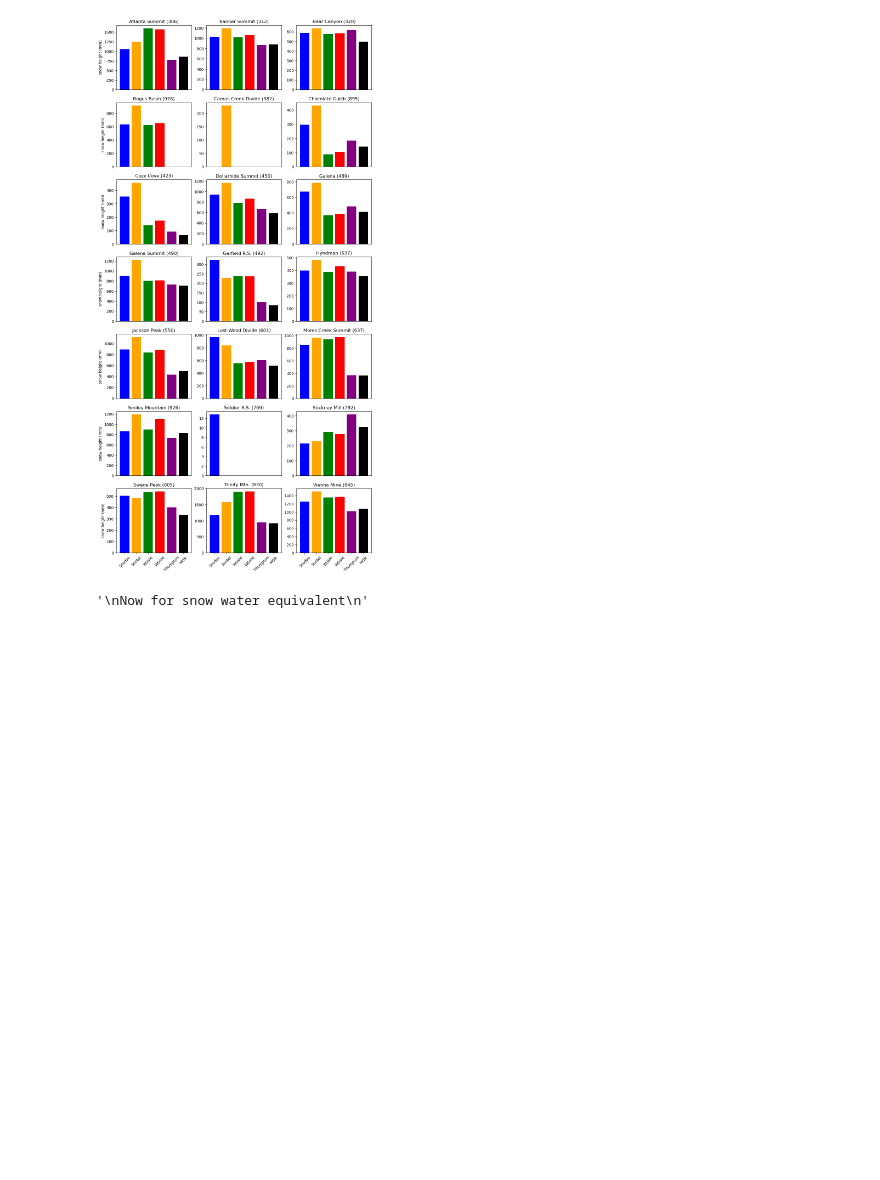
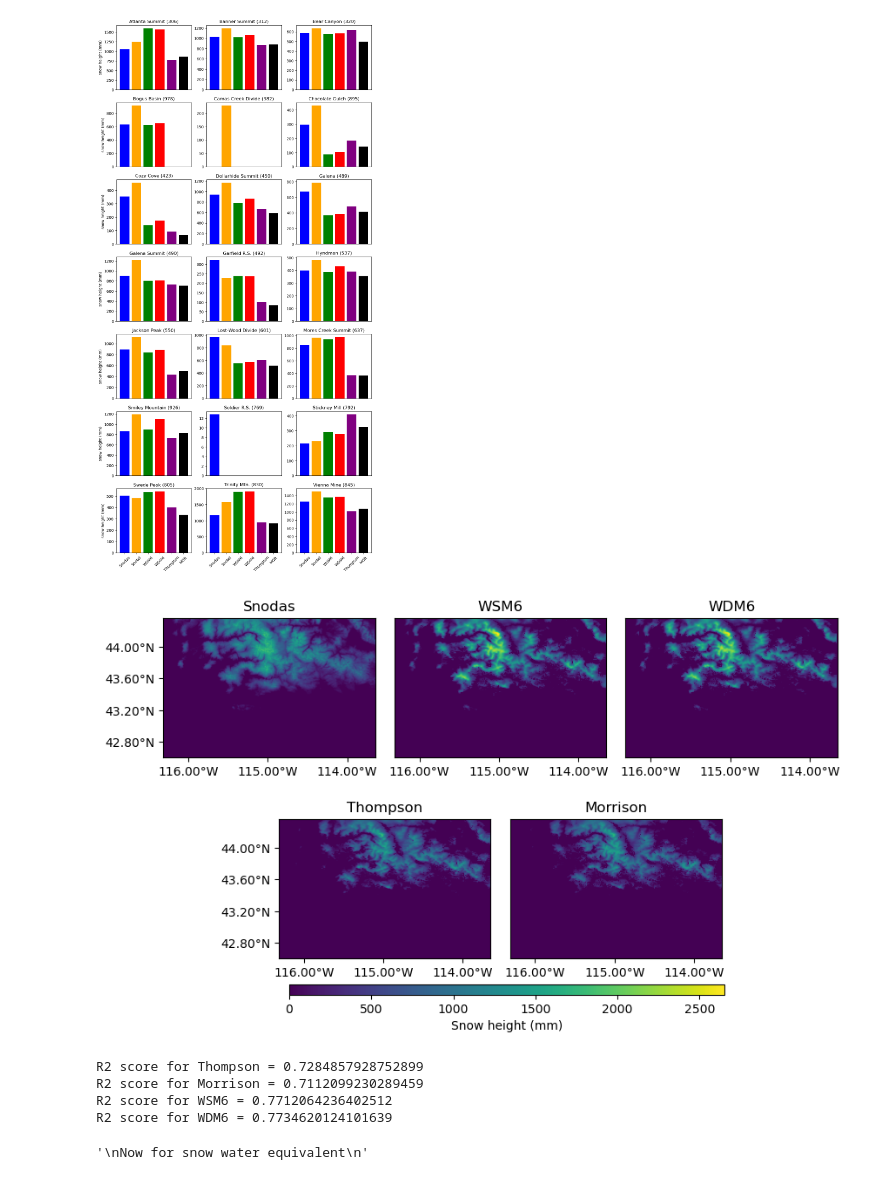
Before and after one commit to stanleyakor1/Python-tutorial, a Jupyter notebook: wrf-python/WY_2022_ANALYSIS.ipynb, the cells around one changed output. Saved outputs shown, nothing was run; the diff lists cells and outputs as text; code cells hidden in the pictures; blank space fills up the shorter version.

```diff
--- a/wrf-python/WY_2022_ANALYSIS.ipynb
+++ b/wrf-python/WY_2022_ANALYSIS.ipynb
@@ -44,8 +64,9 @@ https://nws.weather.gov/blog/nwsboise/tag/water-year/#:~:text=Around%20April%201
 #Extract and regrid snodas to wrf resolution
 
 snodas_file='/bsuhome/stanleyakor/wateryear_2022/SNOWH_snodas_wateryear_2022_d02.nc'
-sn_regrid = regrid_snodas(d02_path,snodas_file,'SNWZ')
-snodas_file = sn_regrid.isel(XTIME=182) #184 - 2
+sn_regrid_sh = regrid_snodas(d02_path,snodas_file,'SNWZ')
+snodas_file_sh = sn_regrid_sh.isel(XTIME=182) #184 - 2
+replace_nan_with_avg(snodas_file_sh)
 # %%
 
 histogram = hist('NRCS_SNOTEL_Locations_noAlaska.csv','temp2',\
@@ -57,0 +88,42 @@ histogram.make_plots(file_list,'snow height (mm)')
+# %%
+files = [snodas_file_sh,wsm6_swh_april1,wdm6_swh_april1, thomson_swh_april1,morrison_swh_april1 ]
+title = ['Snodas','WSM6', 'WDM6', 'Thompson', 'Morrison'] #
+# %%
+vmax = max(np.nanmax(ds.values) for ds in files)
+vmin = min(np.nanmin(ds.values) for ds in files)
+
+#fig = plt.figure(figsize=(10,6))
+
+# Create subplots using plt.subplot2grid
+ax1 = plt.subplot2grid(shape=(2, 6), loc=(0, 0), colspan=2)
+ax2 = plt.subplot2grid((2, 6), (0, 2), colspan=2)
+ax3 = plt.subplot2grid((2, 6), (0, 4), colspan=2)
+ax4 = plt.subplot2grid((2, 6), (1, 1), colspan=2)
+ax5 = plt.subplot2grid((2, 6), (1, 3), colspan=2)
+
+im1, ax1 = axis_create(ax1,files[0], lat, lon, vmax, vmin, 'viridis', title[0])
+im2, ax2 = axis_create(ax2,files[1], lat, lon, vmax, vmin, 'viridis', title[1])
+im3, ax3 = axis_create(ax3,files[2], lat, lon, vmax, vmin, 'viridis', title[2])
+im4, ax4 = axis_create(ax4,files[3], lat, lon, vmax, vmin, 'viridis', title[3])
+im5, ax5 = axis_create(ax5,files[4], lat, lon, vmax, vmin, 'viridis', title[4])
+
+# Turn off axis labels for all other subplots
+for ax in [ax2, ax3, ax5]:
+    #ax.set_xticks([])
+    ax.set_yticks([])
+
+# Adjust layout spacing by modifying figure size and subplot parameters
+fig = plt.gcf()
+
+# Add color bar horizontally centered and half the length of the axes
+cbar_ax = fig.add_axes([0.27, 0.1, 0.5, 0.02])  # Adjust the position and size as needed
+cbar = fig.colorbar(im5, cax=cbar_ax, orientation='horizontal')
+cbar.set_label('Snow height (mm)')
+
+fig.set_size_inches(10, 6)  # Adjust the size as needed
+plt.subplots_adjust(hspace=0.0)  # Adjust the value as needed
+#plt.savefig('compare.pdf',dpi=300)
+
+plt.show()
+# %% [output]
+[figure, added]
@@ -58,3 +138,14 @@ histogram.make_plots(file_list,'snow height (mm)')
+# %%
+
+
+for sch,value in zip(scheme,r2_list):
+    prnt = f'R2 score for {sch} = {value}'
+    print(prnt)
+# %% [output]
+R2 score for Thompson = 0.7284857928752899
+R2 score for Morrison = 0.7112099230289459
+R2 score for WSM6 = 0.7712064236402512
+R2 score for WDM6 = 0.7734620124101639
 # %%
 '''
 Now for snow water equivalent
```
Also changed, not shown: parts of 22 cells of this notebook, 1 other file.
